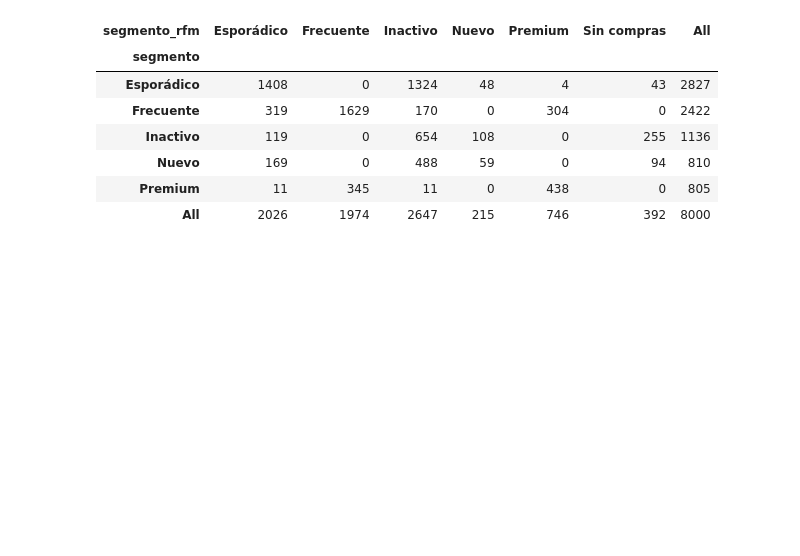
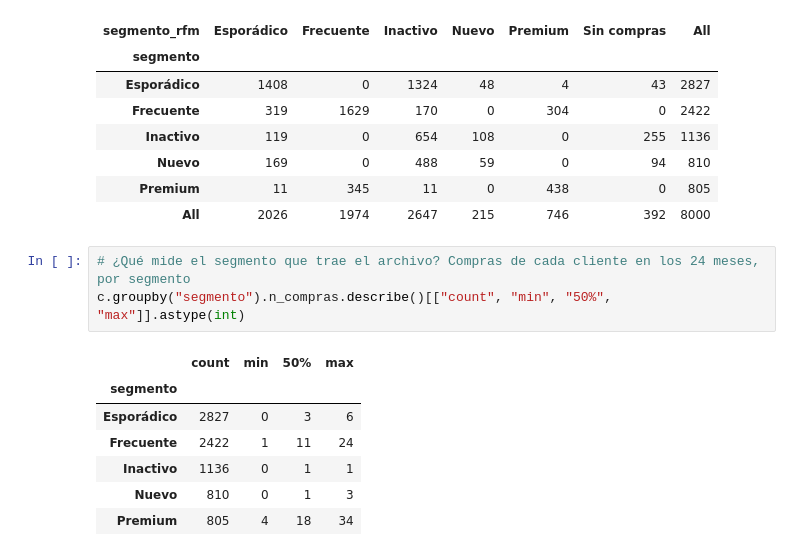
Before and after one commit to mathiascg05/retail-intelligence, a Jupyter notebook: notebooks/01_calidad.ipynb, the cells around one changed output. Cells and saved outputs as stored; diff of their text form; blank space fills up the shorter version.

```diff
--- a/notebooks/01_calidad.ipynb
+++ b/notebooks/01_calidad.ipynb
@@ -495,6 +585,17 @@ margen bruto total: 4,310,329 sobre ventas de 17,392,987 (24.8%)
 | Nuevo | 169 | 0 | 488 | 59 | 0 | 94 | 810 |
 | Premium | 11 | 345 | 11 | 0 | 438 | 0 | 805 |
 | All | 2026 | 1974 | 2647 | 215 | 746 | 392 | 8000 |
+# %%
+# ¿Qué mide el segmento que trae el archivo? Compras de cada cliente en los 24 meses, por segmento
+c.groupby("segmento").n_compras.describe()[["count", "min", "50%", "max"]].astype(int)
+# %% [output]
+|  | count | min | 50% | max |
+| segmento |  |  |  |  |
+| Esporádico | 2827 | 0 | 3 | 6 |
+| Frecuente | 2422 | 1 | 11 | 24 |
+| Inactivo | 1136 | 0 | 1 | 1 |
+| Nuevo | 810 | 0 | 1 | 3 |
+| Premium | 805 | 4 | 18 | 34 |
 # %% [markdown]
 El 52% de los clientes que llegan a 180 días sin comprar vuelve después. Por eso el segmento calculado "Inactivo" significa "en riesgo", no "perdido".
 
```
Also changed, not shown: parts of 11 cells of this notebook, 3 other files.
